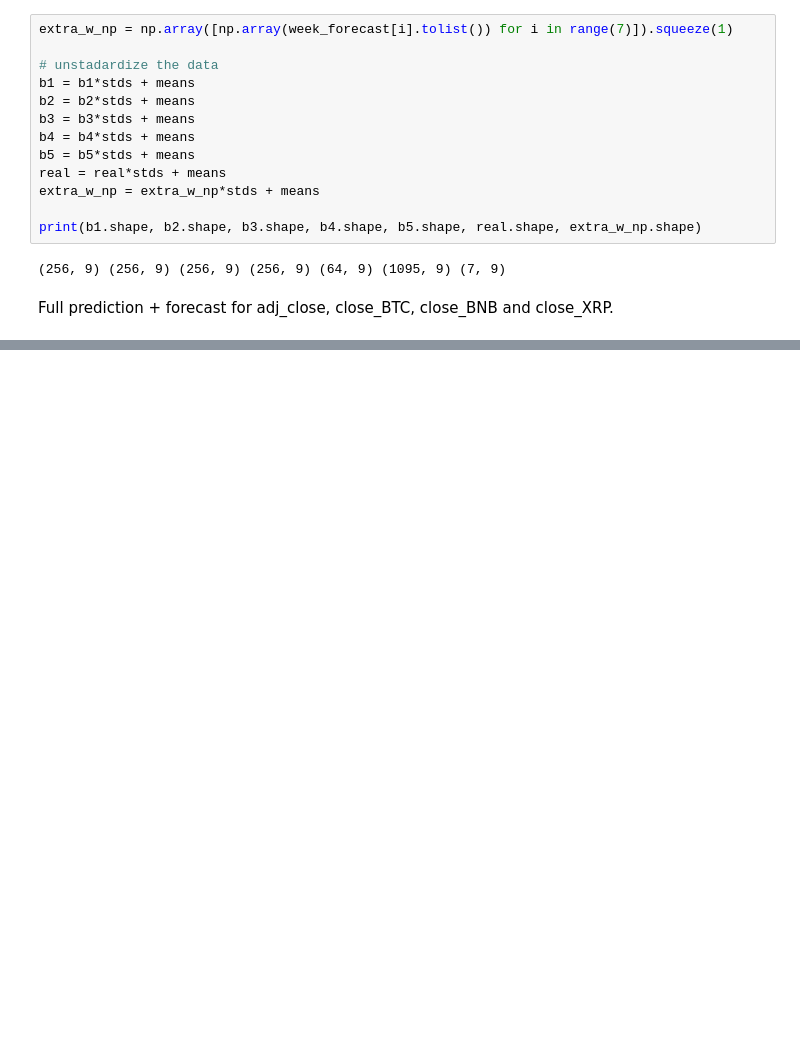
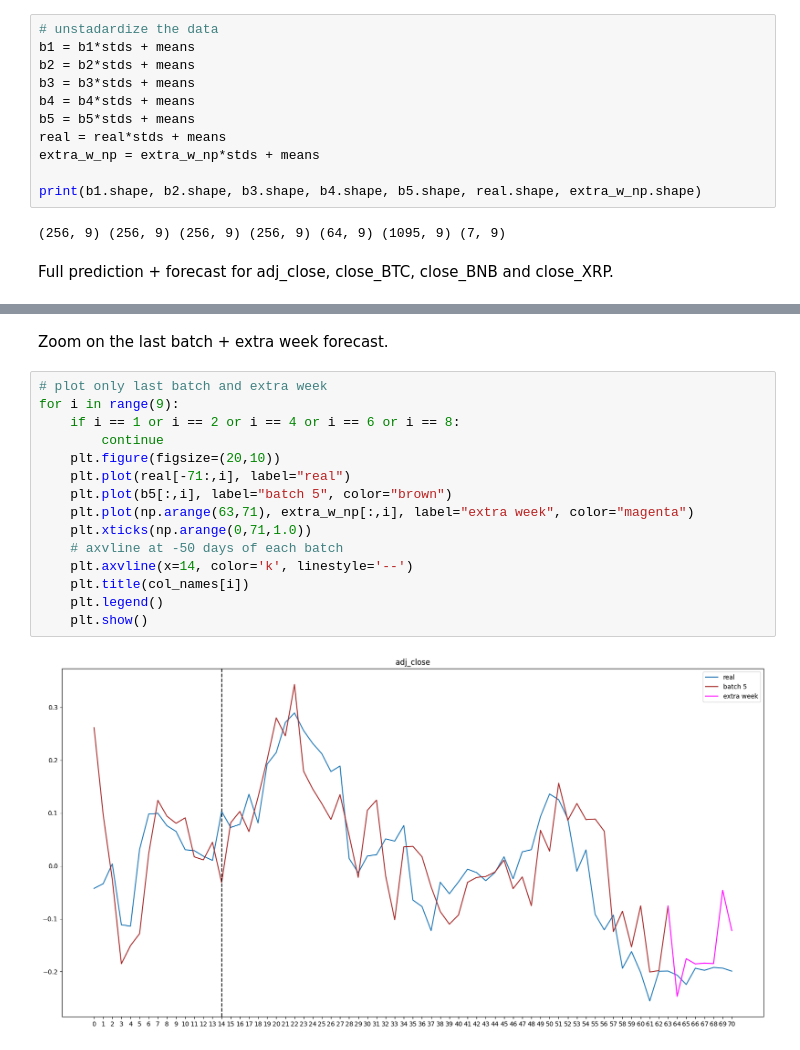
Before and after one commit to CAMAY3101/KALIK, a Jupyter notebook: model/model_long_forecast.ipynb, the cells around one changed output, grey strips where cells are left out. Drawn from its saved outputs; the diff is of its cells as text; blank space fills up the shorter version.

```diff
--- a/model/model_long_forecast.ipynb
+++ b/model/model_long_forecast.ipynb
@@ -499,6 +539,4 @@ with torch.no_grad():
 # %%
-extra_w_np = np.array([np.array(week_forecast[i].tolist()) for i in range(7)]).squeeze(1)
-
 # unstadardize the data
 b1 = b1*stds + means
 b2 = b2*stds + means
@@ -542,0 +581,19 @@ for i in range(9):
+# %% [markdown]
+Zoom on the last batch + extra week forecast.
+# %%
+# plot only last batch and extra week
+for i in range(9):
+    if i == 1 or i == 2 or i == 4 or i == 6 or i == 8:
+        continue
+    plt.figure(figsize=(20,10))
+    plt.plot(real[-71:,i], label="real")
+    plt.plot(b5[:,i], label="batch 5", color="brown")
+    plt.plot(np.arange(63,71), extra_w_np[:,i], label="extra week", color="magenta")
+    plt.xticks(np.arange(0,71,1.0))
+    # axvline at -50 days of each batch
+    plt.axvline(x=14, color='k', linestyle='--')
+    plt.title(col_names[i])
+    plt.legend()
+    plt.show()
+# %% [output]
+[figure, added]
```
Also changed, not shown: parts of 14 cells of this notebook, 2 other files.
